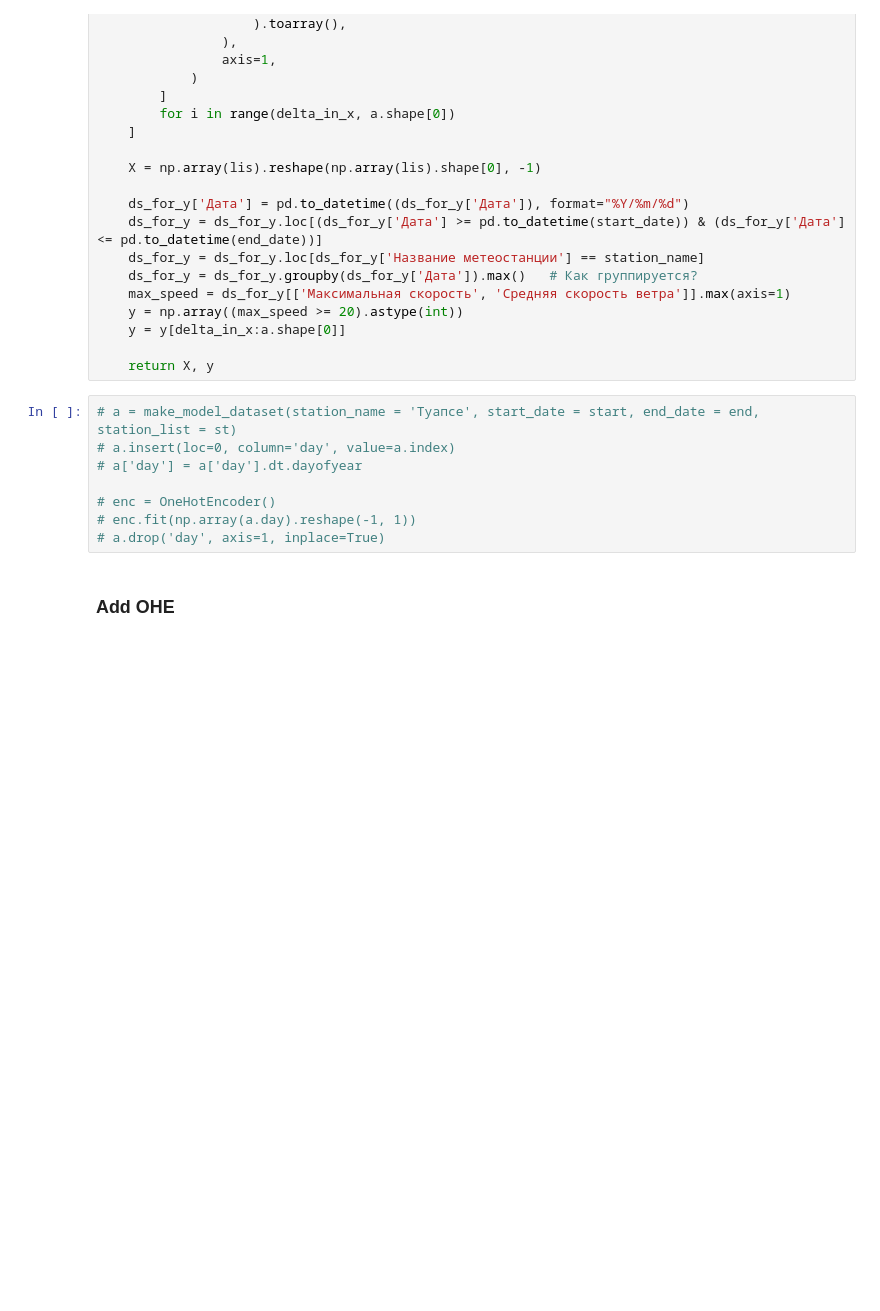
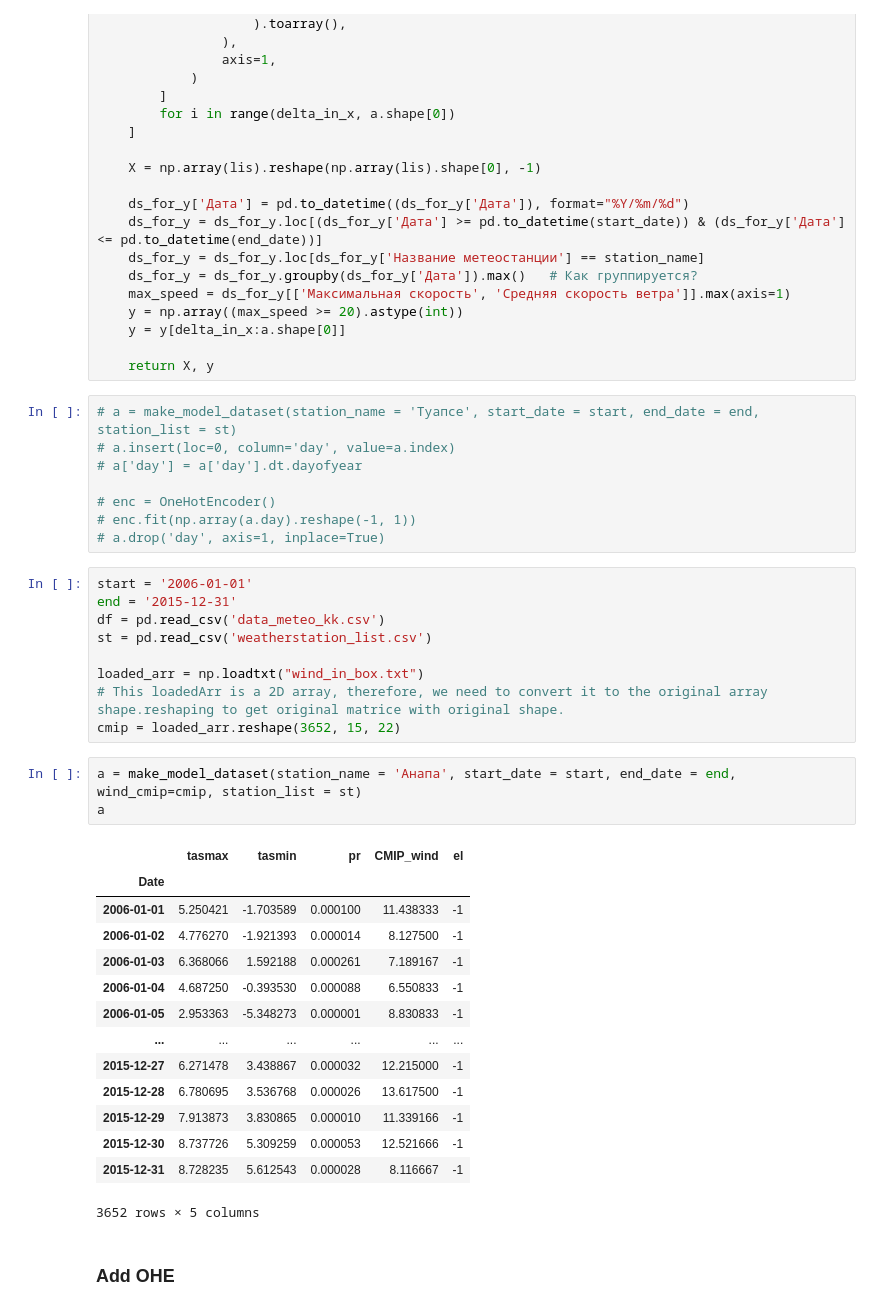
Before and after one commit to yeahartem/Wind, a Jupyter notebook: Gather_dataset.ipynb, the cells around one changed output. Cells and saved outputs as stored; diff of their text form; blank space fills up the shorter version.

Commit message:
Artem extracted Windspeed from CMIP and united it with original ds

```diff
--- a/Gather_dataset.ipynb
+++ b/Gather_dataset.ipynb
@@ -100,6 +81,33 @@ def dss(start_date, end_date, station_name, station_list, ds_for_y, delta_in_x):
 # enc = OneHotEncoder()
 # enc.fit(np.array(a.day).reshape(-1, 1))
 # a.drop('day', axis=1, inplace=True)
+# %%
+start = '2006-01-01'
+end = '2015-12-31'
+df = pd.read_csv('data_meteo_kk.csv')
+st = pd.read_csv('weatherstation_list.csv')
+
+loaded_arr = np.loadtxt("wind_in_box.txt")
+# This loadedArr is a 2D array, therefore, we need to convert it to the original array shape.reshaping to get original matrice with original shape.
+cmip = loaded_arr.reshape(3652, 15, 22)
+# %%
+a = make_model_dataset(station_name = 'Анапа', start_date = start, end_date = end, wind_cmip=cmip, station_list = st)
+a
+# %% [output]
+|  | tasmax | tasmin | pr | CMIP_wind | el |
+| Date |  |  |  |  |  |
+| 2006-01-01 | 5.250421 | -1.703589 | 0.000100 | 11.438333 | -1 |
+| 2006-01-02 | 4.776270 | -1.921393 | 0.000014 | 8.127500 | -1 |
+| 2006-01-03 | 6.368066 | 1.592188 | 0.000261 | 7.189167 | -1 |
+| 2006-01-04 | 4.687250 | -0.393530 | 0.000088 | 6.550833 | -1 |
+| 2006-01-05 | 2.953363 | -5.348273 | 0.000001 | 8.830833 | -1 |
+| ... | ... | ... | ... | ... | ... |
+| 2015-12-27 | 6.271478 | 3.438867 | 0.000032 | 12.215000 | -1 |
+| 2015-12-28 | 6.780695 | 3.536768 | 0.000026 | 13.617500 | -1 |
+| 2015-12-29 | 7.913873 | 3.830865 | 0.000010 | 11.339166 | -1 |
+| 2015-12-30 | 8.737726 | 5.309259 | 0.000053 | 12.521666 | -1 |
+| 2015-12-31 | 8.728235 | 5.612543 | 0.000028 | 8.116667 | -1 |
+3652 rows × 5 columns
 # %% [markdown]
 ### Add OHE
 # %%
```
Also changed, not shown: parts of 7 cells of this notebook, 2 other files.
